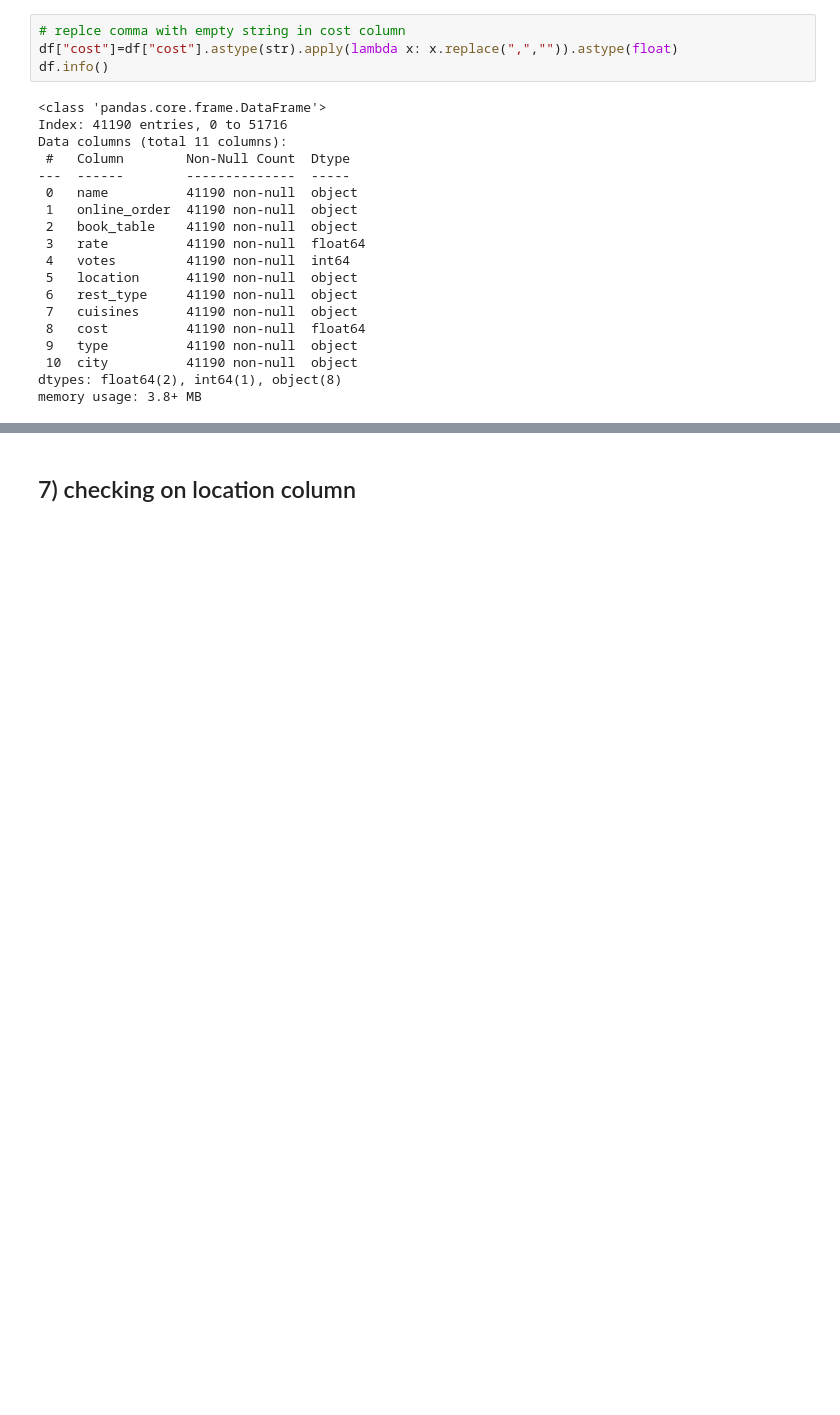
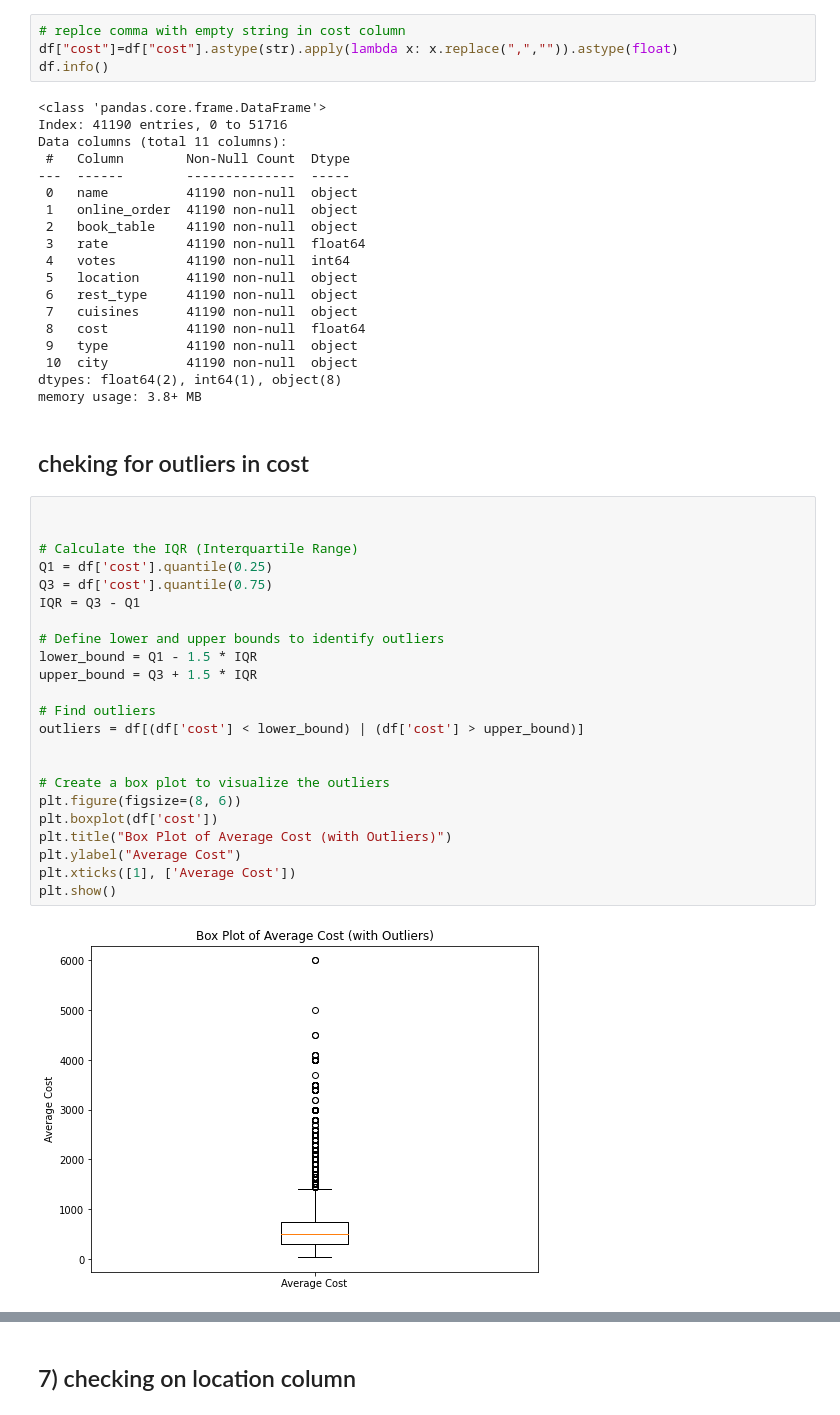
Before and after one commit to vignesh-v-007/dic-project, a Jupyter notebook: dummy.ipynb, the cells around one changed output, grey strips where cells are left out. Cells and saved outputs as stored; diff of their text form; blank space fills up the shorter version.

```diff
--- a/dummy.ipynb
+++ b/dummy.ipynb
@@ -187,3 +175,30 @@ Data columns (total 11 columns):
  10  city          41190 non-null  object
 dtypes: float64(2), int64(1), object(8)
 memory usage: 3.8+ MB
+# %% [markdown]
+## cheking for outliers in cost
+# %%
+
+
+# Calculate the IQR (Interquartile Range)
+Q1 = df['cost'].quantile(0.25)
+Q3 = df['cost'].quantile(0.75)
+IQR = Q3 - Q1
+
+# Define lower and upper bounds to identify outliers
+lower_bound = Q1 - 1.5 * IQR
+upper_bound = Q3 + 1.5 * IQR
+
+# Find outliers
+outliers = df[(df['cost'] < lower_bound) | (df['cost'] > upper_bound)]
+
+
+# Create a box plot to visualize the outliers
+plt.figure(figsize=(8, 6))
+plt.boxplot(df['cost'])
+plt.title("Box Plot of Average Cost (with Outliers)")
+plt.ylabel("Average Cost")
+plt.xticks([1], ['Average Cost'])
+plt.show()
+# %% [output]
+[figure, added]
```
Also changed, not shown: parts of 14 cells of this notebook, 31 other files.
